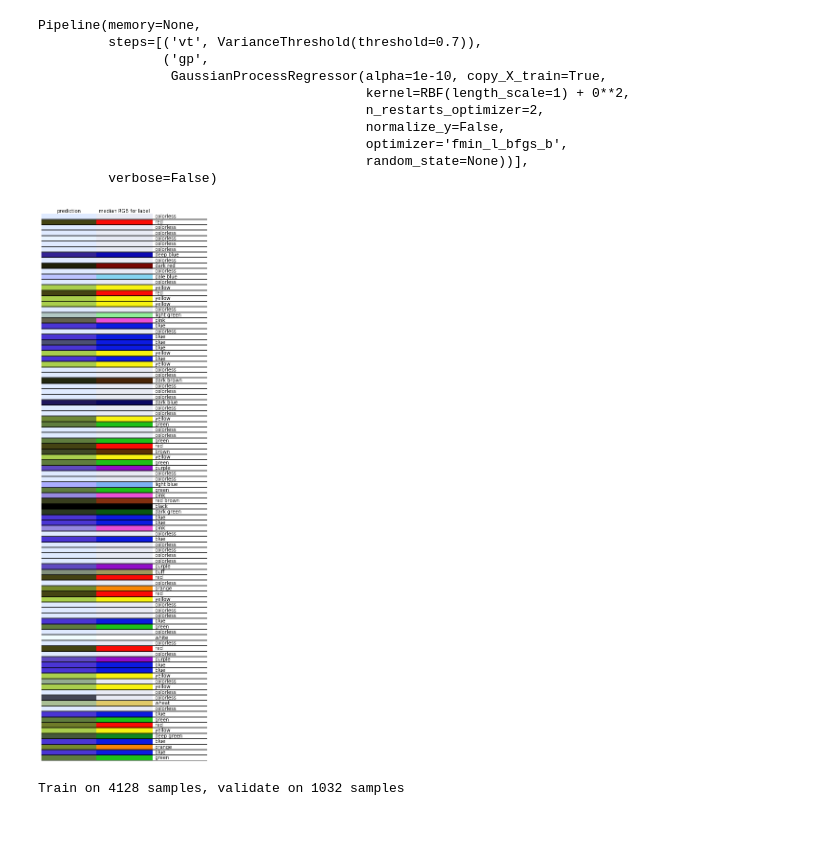
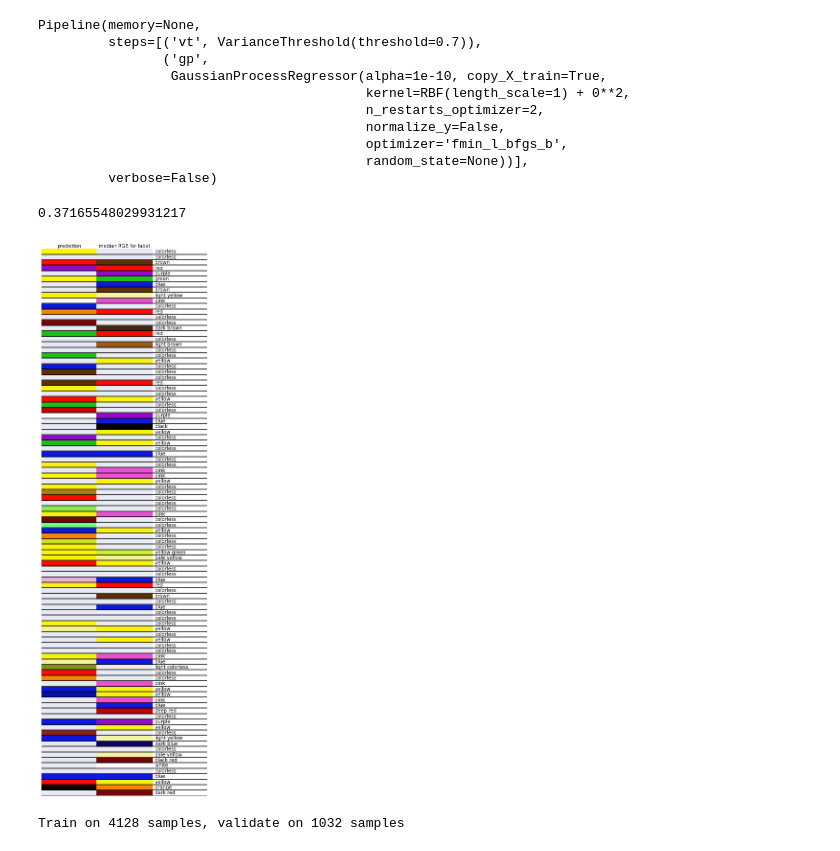
Before and after one commit to kjappelbaum/colorml, a Jupyter notebook: notebooks/play_with_colorspace.ipynb, the cells around one changed output. Saved outputs shown, nothing was run; the diff lists cells and outputs as text; code cells hidden in the pictures.

```diff
--- a/notebooks/play_with_colorspace.ipynb
+++ b/notebooks/play_with_colorspace.ipynb
@@ -144,15 +144,17 @@ Pipeline(memory=None,
                                           optimizer='fmin_l_bfgs_b',
                                           random_state=None))],
          verbose=False)
+# %%
+(predictions/255).std()
+# %% [output]
+0.37165548029931217
 # %%
 predictions = gp_pipe.predict(X_train)
-predictions = XYZ_to_RGB(Lab_to_XYZ(predictions), colourspace.whitepoint, colourspace.whitepoint,
-                            colourspace.RGB_to_XYZ_matrix)
+predictions = HSL_to_RGB(predictions)
 
-
-plot_predictions(predictions, y_train.values,  name_train.values,  sample=100, outname=os.path.join(MODELS, '_'.join([timestamp, 'gp_lab_{}_TRAIN.pdf'.format(N)])))
+plot_predictions(predictions, y_test.values,  name_test.values,  sample=100, outname=os.path.join(MODELS, '_'.join([timestamp, 'gp_lab_{}_TRAIN.pdf'.format(N)])))
 # %% [output]
-[figure, old version]
+[figure, new version]
 # %%
 timestamp = get_timestamp_string()
 mlp = Sequential()
```
Also changed, not shown: 4 other files.
